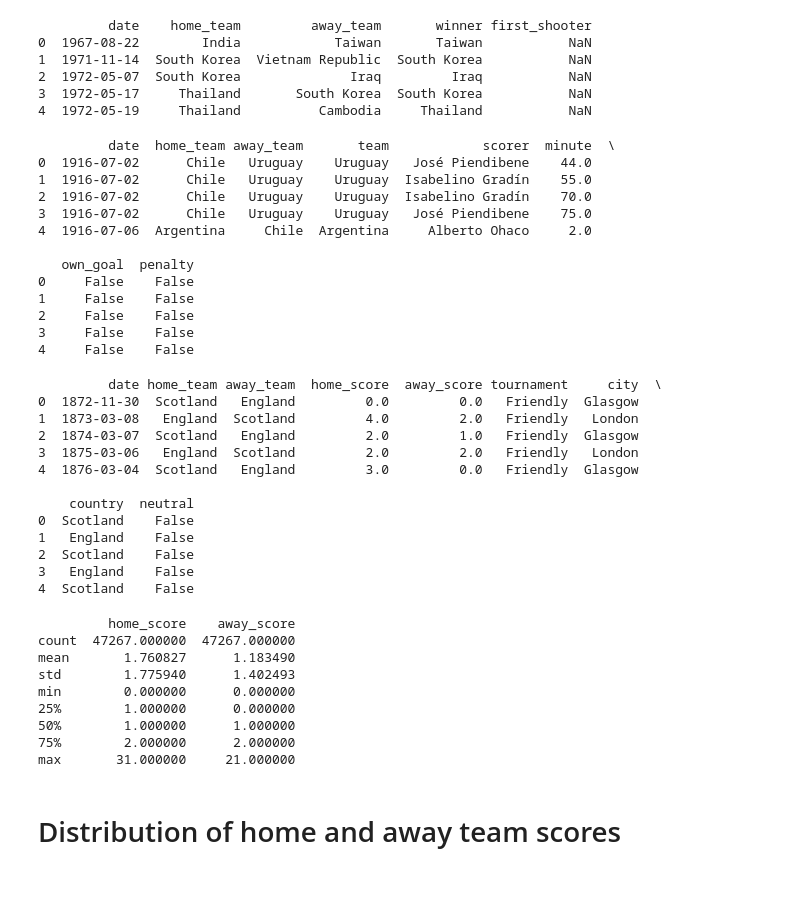
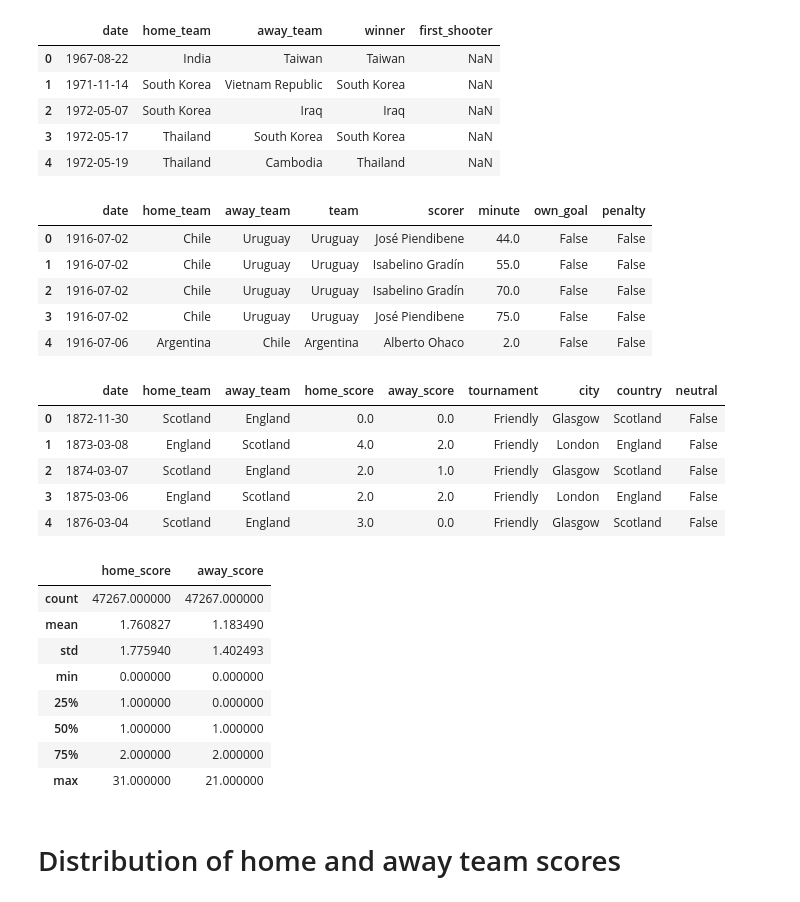
Before and after one commit to edenede2/MLcourse, a Jupyter notebook: a2/sectionA.ipynb, the cells around one changed output. Cells and saved outputs as stored; diff of their text form; code cells hidden in the pictures.

```diff
--- a/a2/sectionA.ipynb
+++ b/a2/sectionA.ipynb
@@ -9,56 +14,42 @@ shootouts = pd.read_csv(r'C:\Users\idoya\OneDrive\Desktop\shootouts.csv')
 # %%
-print(shootouts.head())
+display(shootouts.head())
 # %% [output]
-         date    home_team         away_team       winner first_shooter
-0  1967-08-22        India            Taiwan       Taiwan           NaN
-1  1971-11-14  South Korea  Vietnam Republic  South Korea           NaN
-2  1972-05-07  South Korea              Iraq         Iraq           NaN
-3  1972-05-17     Thailand       South Korea  South Korea           NaN
-4  1972-05-19     Thailand          Cambodia     Thailand           NaN
+|  | date | home_team | away_team | winner | first_shooter |
+| 0 | 1967-08-22 | India | Taiwan | Taiwan | NaN |
+| 1 | 1971-11-14 | South Korea | Vietnam Republic | South Korea | NaN |
+| 2 | 1972-05-07 | South Korea | Iraq | Iraq | NaN |
+| 3 | 1972-05-17 | Thailand | South Korea | South Korea | NaN |
+| 4 | 1972-05-19 | Thailand | Cambodia | Thailand | NaN |
 # %%
-print(goalscorers.head())
+display(goalscorers.head())
 # %% [output]
-         date  home_team away_team       team            scorer  minute  \
-0  1916-07-02      Chile   Uruguay    Uruguay   José Piendibene    44.0
-1  1916-07-02      Chile   Uruguay    Uruguay  Isabelino Gradín    55.0
-2  1916-07-02      Chile   Uruguay    Uruguay  Isabelino Gradín    70.0
-3  1916-07-02      Chile   Uruguay    Uruguay   José Piendibene    75.0
-4  1916-07-06  Argentina     Chile  Argentina     Alberto Ohaco     2.0
-
-   own_goal  penalty
-0     False    False
-1     False    False
-2     False    False
-3     False    False
-4     False    False
+|  | date | home_team | away_team | team | scorer | minute | own_goal | penalty |
+| 0 | 1916-07-02 | Chile | Uruguay | Uruguay | José Piendibene | 44.0 | False | False |
+| 1 | 1916-07-02 | Chile | Uruguay | Uruguay | Isabelino Gradín | 55.0 | False | False |
+| 2 | 1916-07-02 | Chile | Uruguay | Uruguay | Isabelino Gradín | 70.0 | False | False |
+| 3 | 1916-07-02 | Chile | Uruguay | Uruguay | José Piendibene | 75.0 | False | False |
+| 4 | 1916-07-06 | Argentina | Chile | Argentina | Alberto Ohaco | 2.0 | False | False |
 # %%
-print(results.head())
+display(results.head())
 # %% [output]
-         date home_team away_team  home_score  away_score tournament     city  \
-0  1872-11-30  Scotland   England         0.0         0.0   Friendly  Glasgow
-1  1873-03-08   England  Scotland         4.0         2.0   Friendly   London
-2  1874-03-07  Scotland   England         2.0         1.0   Friendly  Glasgow
-3  1875-03-06   England  Scotland         2.0         2.0   Friendly   London
-4  1876-03-04  Scotland   England         3.0         0.0   Friendly  Glasgow
-
-    country  neutral
-0  Scotland    False
-1   England    False
-2  Scotland    False
-3   England    False
-4  Scotland    False
+|  | date | home_team | away_team | home_score | away_score | tournament | city | country | neutral |
+| 0 | 1872-11-30 | Scotland | England | 0.0 | 0.0 | Friendly | Glasgow | Scotland | False |
+| 1 | 1873-03-08 | England | Scotland | 4.0 | 2.0 | Friendly | London | England | False |
+| 2 | 1874-03-07 | Scotland | England | 2.0 | 1.0 | Friendly | Glasgow | Scotland | False |
+| 3 | 1875-03-06 | England | Scotland | 2.0 | 2.0 | Friendly | London | England | False |
+| 4 | 1876-03-04 | Scotland | England | 3.0 | 0.0 | Friendly | Glasgow | Scotland | False |
 # %%
-print(results.describe())
+display(results.describe())
 # %% [output]
-         home_score    away_score
-count  47267.000000  47267.000000
-mean       1.760827      1.183490
-std        1.775940      1.402493
-min        0.000000      0.000000
-25%        1.000000      0.000000
-50%        1.000000      1.000000
-75%        2.000000      2.000000
-max       31.000000     21.000000
+|  | home_score | away_score |
+| count | 47267.000000 | 47267.000000 |
+| mean | 1.760827 | 1.183490 |
+| std | 1.775940 | 1.402493 |
+| min | 0.000000 | 0.000000 |
+| 25% | 1.000000 | 0.000000 |
+| 50% | 1.000000 | 1.000000 |
+| 75% | 2.000000 | 2.000000 |
+| max | 31.000000 | 21.000000 |
 # %% [markdown]
 # Distribution of home and away team scores
 # %%
```
Also changed, not shown: parts of 21 cells of this notebook.
